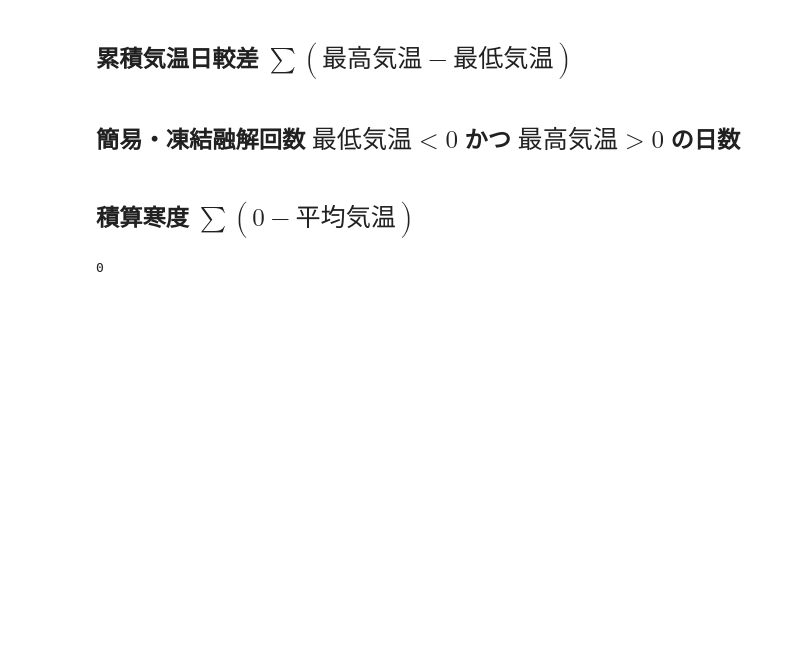
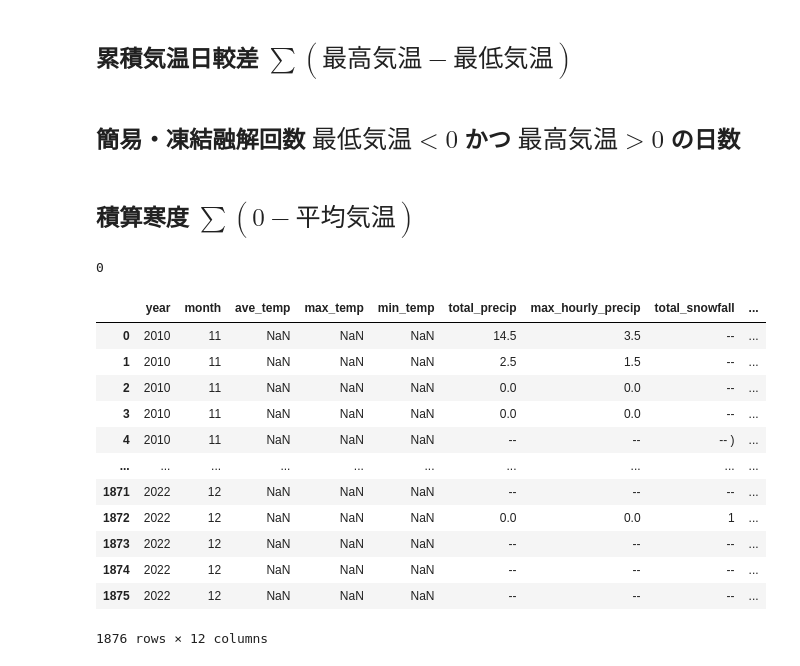
Before and after one commit to utyujin51/share, a Jupyter notebook: kaikibunseki.ipynb, the cells around one changed output. Cells and saved outputs as stored; diff of their text form; code cells hidden in the pictures; blank space fills up the shorter version.

```diff
--- a/kaikibunseki.ipynb
+++ b/kaikibunseki.ipynb
@@ -165,6 +210,22 @@ for i in df['ave_temp']:
 print(n)
 # %% [output]
 0
+# %%
+df
+# %% [output]
+|  | year | month | ave_temp | max_temp | min_temp | total_precip | max_hourly_precip | total_snowfall | ... |
+| 0 | 2010 | 11 | NaN | NaN | NaN | 14.5 | 3.5 | -- | ... |
+| 1 | 2010 | 11 | NaN | NaN | NaN | 2.5 | 1.5 | -- | ... |
+| 2 | 2010 | 11 | NaN | NaN | NaN | 0.0 | 0.0 | -- | ... |
+| 3 | 2010 | 11 | NaN | NaN | NaN | 0.0 | 0.0 | -- | ... |
+| 4 | 2010 | 11 | NaN | NaN | NaN | -- | -- | -- ) | ... |
+| ... | ... | ... | ... | ... | ... | ... | ... | ... | ... |
+| 1871 | 2022 | 12 | NaN | NaN | NaN | -- | -- | -- | ... |
+| 1872 | 2022 | 12 | NaN | NaN | NaN | 0.0 | 0.0 | 1 | ... |
+| 1873 | 2022 | 12 | NaN | NaN | NaN | -- | -- | -- | ... |
+| 1874 | 2022 | 12 | NaN | NaN | NaN | -- | -- | -- | ... |
+| 1875 | 2022 | 12 | NaN | NaN | NaN | -- | -- | -- | ... |
+1876 rows × 12 columns
 # %%
 df['avg_temp'][0]
 # %% [output]
```
Also changed, not shown: parts of 11 cells of this notebook.
